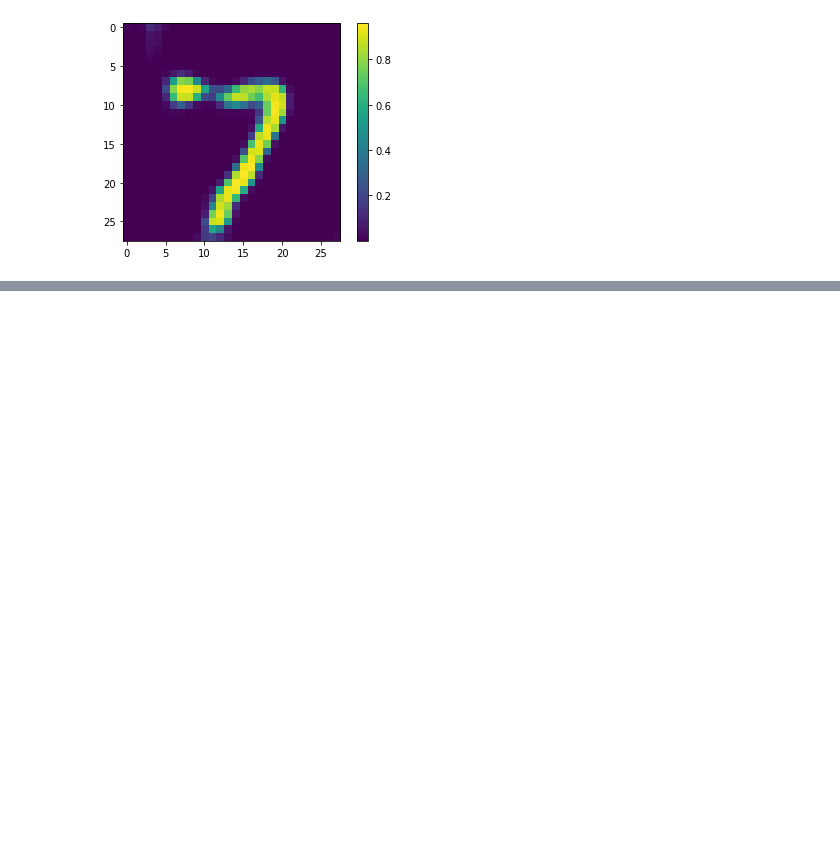
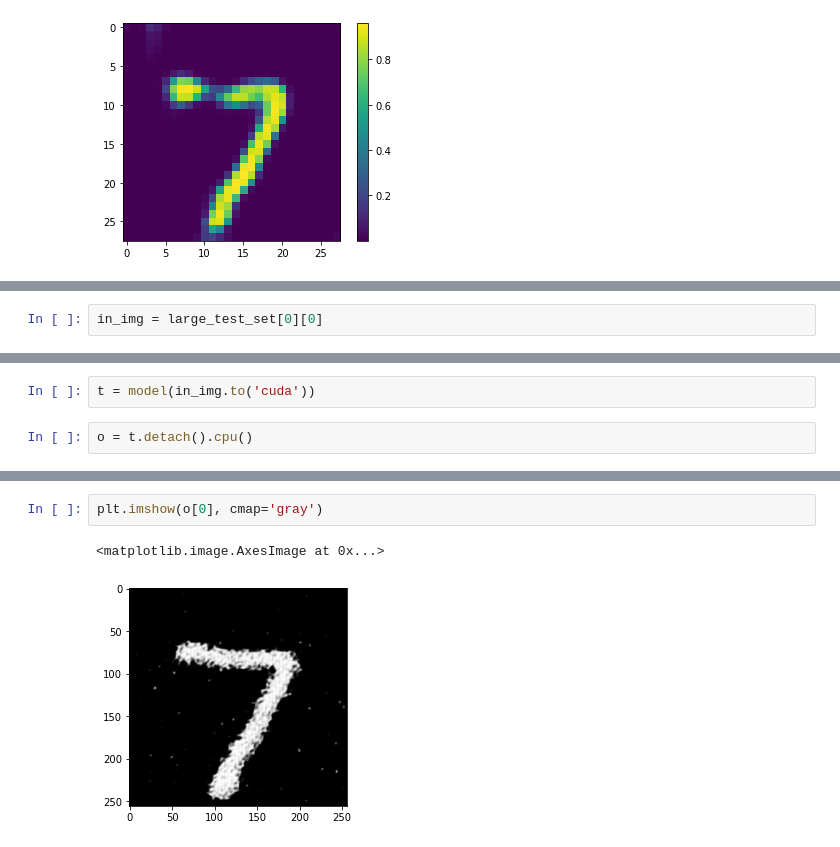
Before and after one commit to AlexanderYakovenko1/cuda_denoising_autoencoder, a Jupyter notebook: denoising.ipynb, the cells around one changed output, grey strips where cells are left out. Saved outputs shown, nothing was run; the diff lists cells and outputs as text; blank space fills up the shorter version.

```diff
--- a/denoising.ipynb
+++ b/denoising.ipynb
@@ -376,0 +403,2 @@ plt.colorbar()
+# %%
+in_img = large_test_set[0][0]
@@ -376,0 +407,4 @@ plt.colorbar()
+# %%
+t = model(in_img.to('cuda'))
+# %%
+o = t.detach().cpu()
@@ -376,0 +415,5 @@ plt.colorbar()
+# %%
+plt.imshow(o[0], cmap='gray')
+# %% [output]
+<matplotlib.image.AxesImage at 0x...>
+[figure, added]
```
Also changed, not shown: parts of 22 cells of this notebook, 4 other files.
